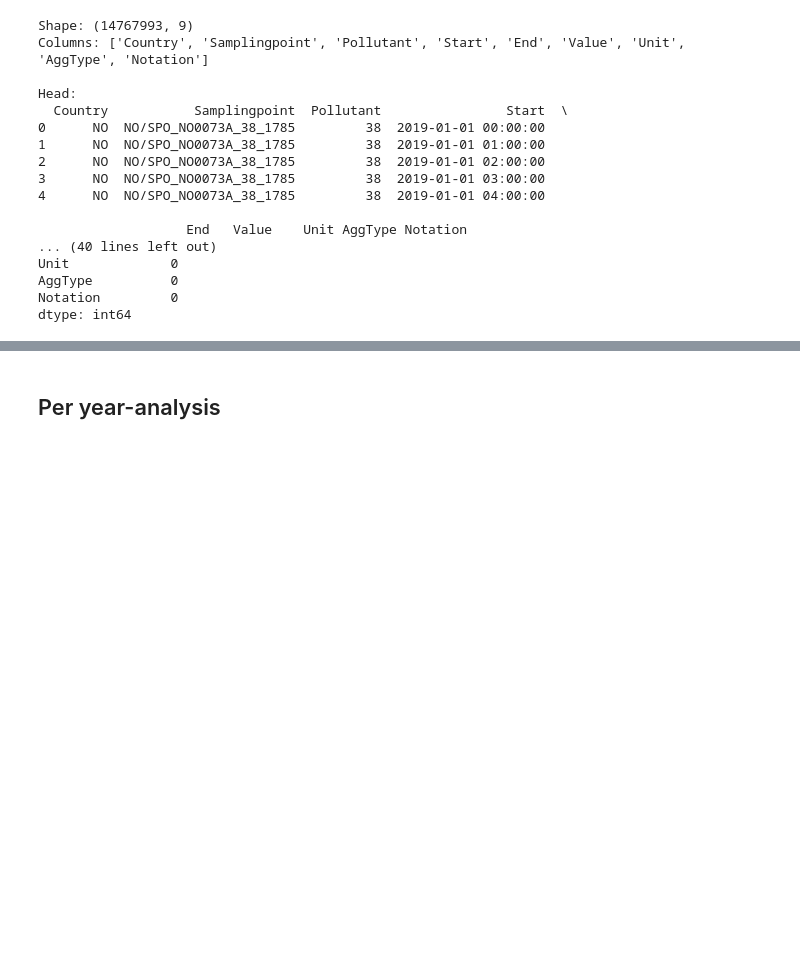
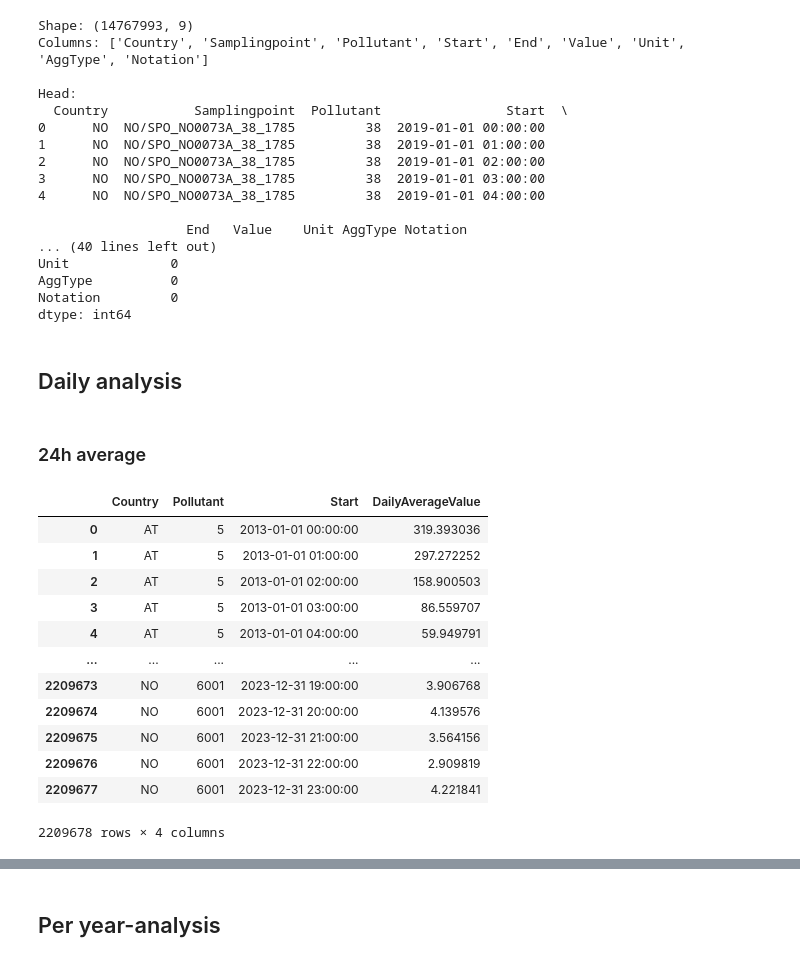
Before and after one commit to JskifterJ/DSML, a Jupyter notebook: notebooks/air_quality_data_EDA.ipynb, the cells around one changed output, grey strips where cells are left out. Drawn from its saved outputs; the diff is of its cells as text; code cells hidden in the pictures; blank space fills up the shorter version.

```diff
--- a/notebooks/air_quality_data_EDA.ipynb
+++ b/notebooks/air_quality_data_EDA.ipynb
@@ -35,3 +35,34 @@ Unit             0
 AggType          0
 Notation         0
 dtype: int64
+# %% [markdown]
+## Daily analysis
+# %% [markdown]
+### 24h average
+# %%
+# Create a copy of merged_data
+merged_data_copy = merged_data.copy()
+
+# Compute daily average of Value for each Pollutant per Country
+daily_avg_per_country = (
+    merged_data_copy.groupby(['Country', 'Pollutant', 'Start'])['Value']
+    .mean()
+    .reset_index()
+    .rename(columns={'Value': 'DailyAverageValue'})
+)
+
+daily_avg_per_country
+# %% [output]
+|  | Country | Pollutant | Start | DailyAverageValue |
+| 0 | AT | 5 | 2013-01-01 00:00:00 | 319.393036 |
+| 1 | AT | 5 | 2013-01-01 01:00:00 | 297.272252 |
+| 2 | AT | 5 | 2013-01-01 02:00:00 | 158.900503 |
+| 3 | AT | 5 | 2013-01-01 03:00:00 | 86.559707 |
+| 4 | AT | 5 | 2013-01-01 04:00:00 | 59.949791 |
+| ... | ... | ... | ... | ... |
+| 2209673 | NO | 6001 | 2023-12-31 19:00:00 | 3.906768 |
+| 2209674 | NO | 6001 | 2023-12-31 20:00:00 | 4.139576 |
+| 2209675 | NO | 6001 | 2023-12-31 21:00:00 | 3.564156 |
+| 2209676 | NO | 6001 | 2023-12-31 22:00:00 | 2.909819 |
+| 2209677 | NO | 6001 | 2023-12-31 23:00:00 | 4.221841 |
+2209678 rows × 4 columns
```
Also changed, not shown: parts of 11 cells of this notebook, 4 other files.
